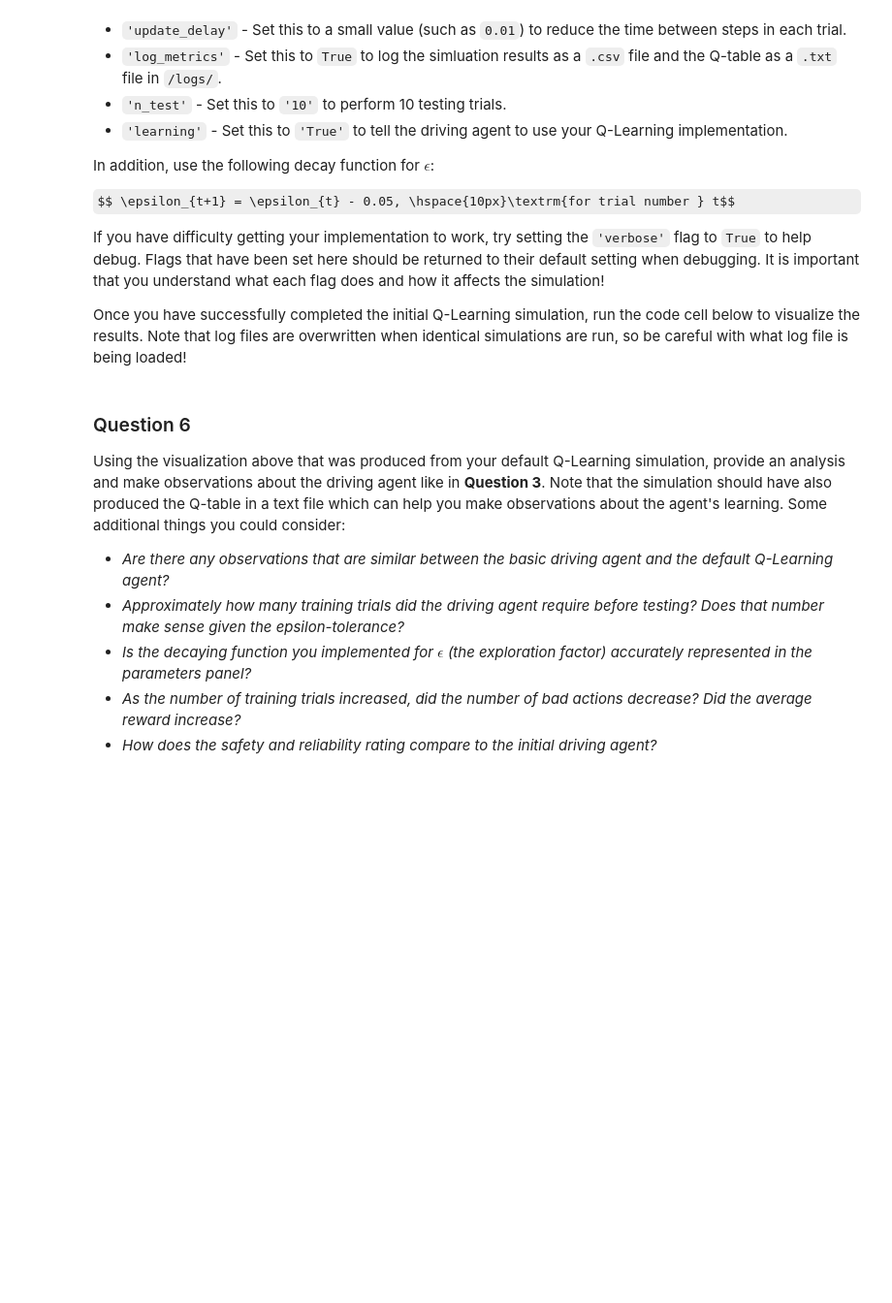
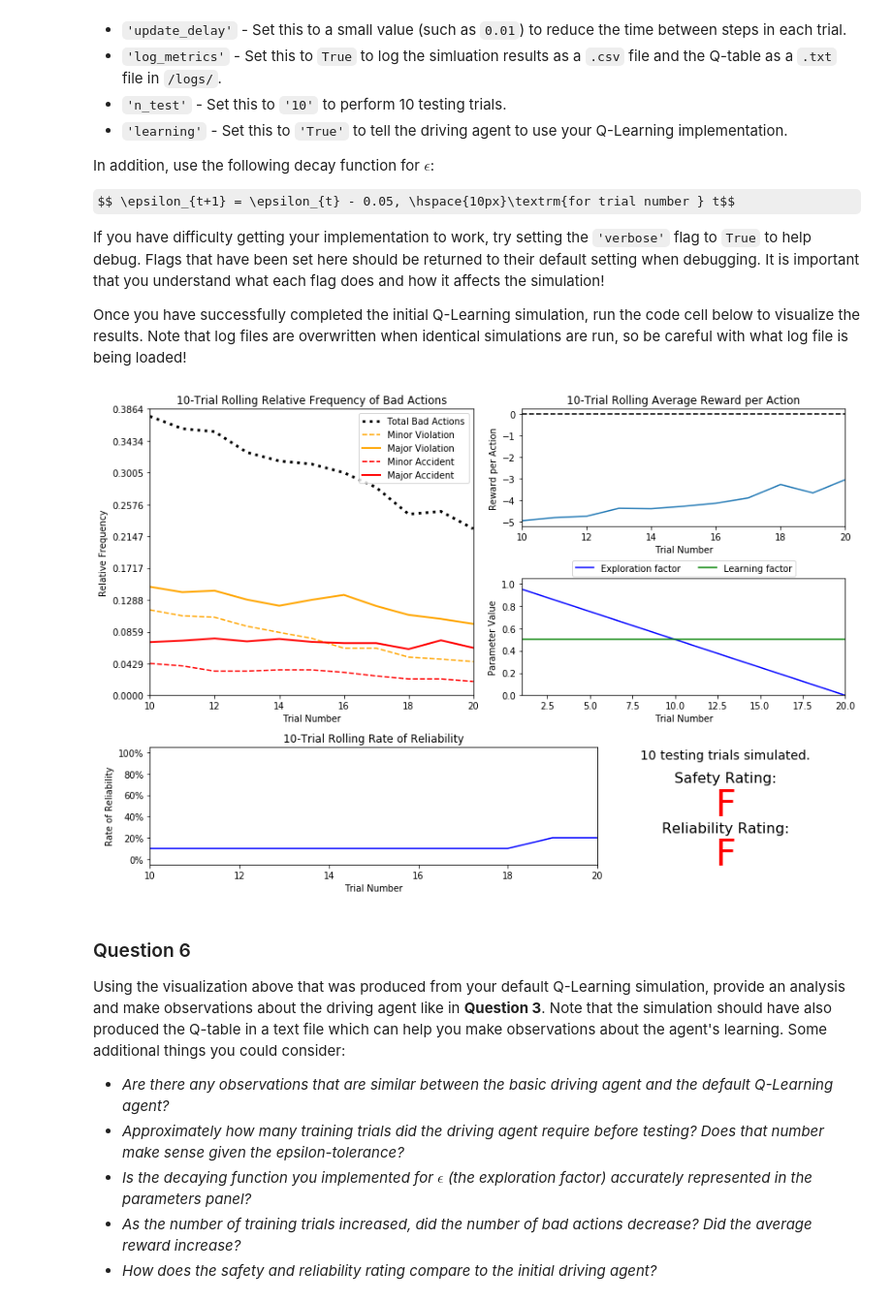
Before and after one commit to llahti/machine-learning, a Jupyter notebook: projects/smartcab/smartcab.ipynb, the cells around one changed output. Shown: that part at 97% size. Drawn from its saved outputs; the diff is of its cells as text; code cells hidden in the pictures; some formulas as TeX source; blank space fills up the shorter version.

```diff
--- a/projects/smartcab/smartcab.ipynb
+++ b/projects/smartcab/smartcab.ipynb
@@ -255,7 +256,9 @@ If you have difficulty getting your implementation to work, try setting the `'ve
 Once you have successfully completed the initial Q-Learning simulation, run the code cell below to visualize the results. Note that log files are overwritten when identical simulations are run, so be careful with what log file is being loaded!
 # %%
 # Load the 'sim_default-learning' file from the default Q-Learning simulation
-vs.plot_trials('sim_default-learning.csv')
+vs.plot_trials('20170829_sim_default-learning.csv')
+# %% [output]
+[figure, added]
 # %% [markdown]
 ### Question 6
 Using the visualization above that was produced from your default Q-Learning simulation, provide an analysis and make observations about the driving agent like in **Question 3**. Note that the simulation should have also produced the Q-table in a text file which can help you make observations about the agent's learning. Some additional things you could consider:
```
Also changed, not shown: parts of 4 cells of this notebook, 3 other files.
